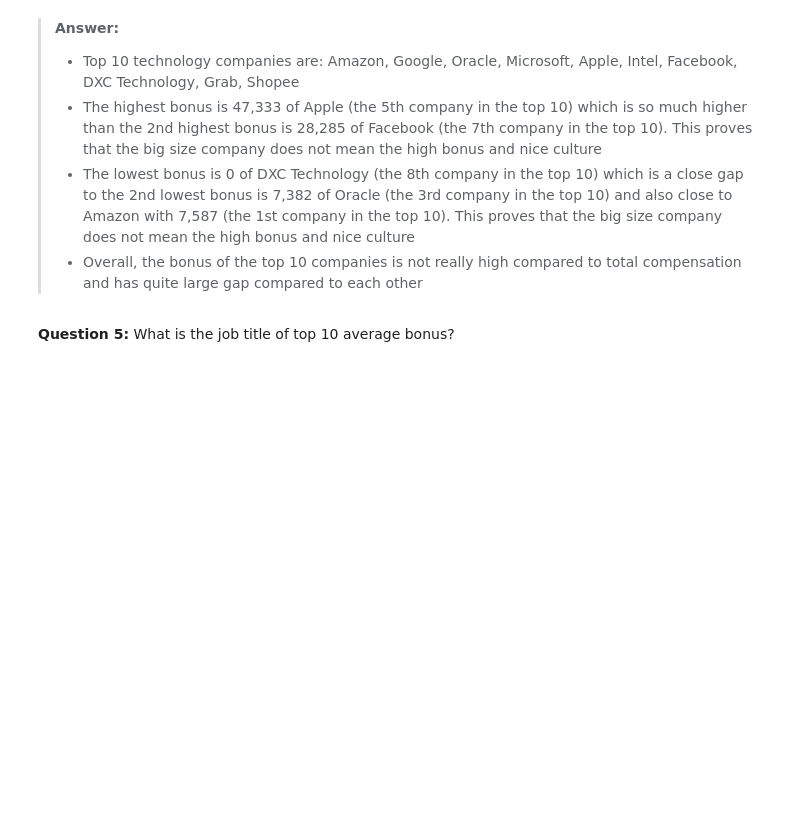
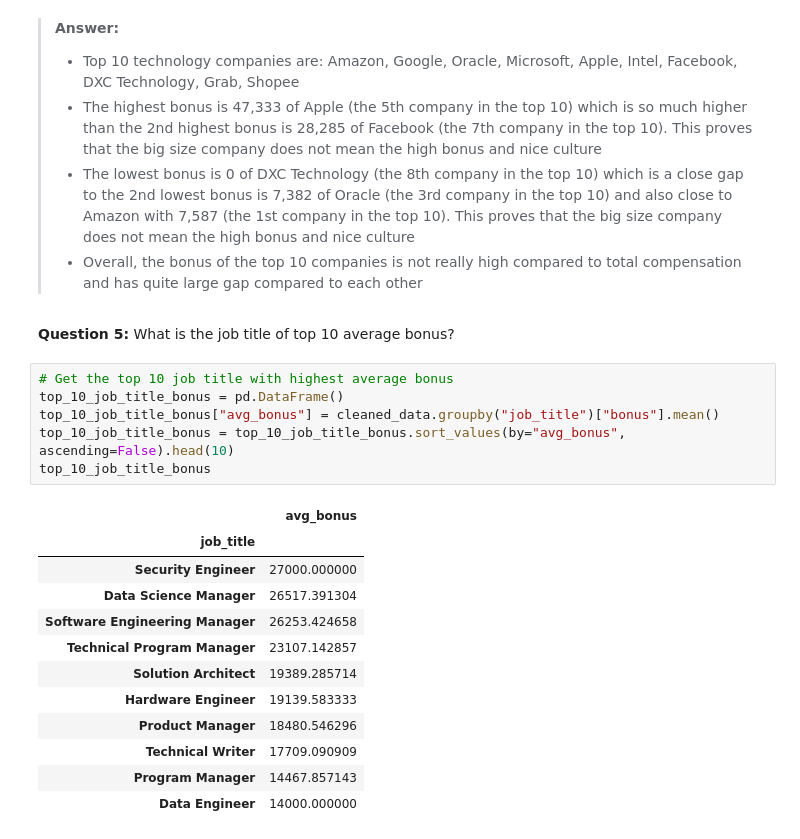
Before and after one commit to Namiscrea7or/SWE-Salary, a Jupyter notebook: notebooks/3-exploration.ipynb, the cells around one changed output. Drawn from its saved outputs; the diff is of its cells as text; blank space fills up the shorter version.

```diff
--- a/notebooks/3-exploration.ipynb
+++ b/notebooks/3-exploration.ipynb
@@ -362,3 +362,22 @@ ax = sns.barplot(data=top_10_companies_bonus, x="company", y= "avg_bonus", color
 > - Overall, the bonus of the top 10 companies is not really high compared to total compensation and has quite large gap compared to each other
 # %% [markdown]
 **Question 5:** What is the job title of top 10 average bonus?
+# %%
+# Get the top 10 job title with highest average bonus
+top_10_job_title_bonus = pd.DataFrame()
+top_10_job_title_bonus["avg_bonus"] = cleaned_data.groupby("job_title")["bonus"].mean()
+top_10_job_title_bonus = top_10_job_title_bonus.sort_values(by="avg_bonus", ascending=False).head(10)
+top_10_job_title_bonus
+# %% [output]
+|  | avg_bonus |
+| job_title |  |
+| Security Engineer | 27000.000000 |
+| Data Science Manager | 26517.391304 |
+| Software Engineering Manager | 26253.424658 |
+| Technical Program Manager | 23107.142857 |
+| Solution Architect | 19389.285714 |
+| Hardware Engineer | 19139.583333 |
+| Product Manager | 18480.546296 |
+| Technical Writer | 17709.090909 |
+| Program Manager | 14467.857143 |
+| Data Engineer | 14000.000000 |
```
Also changed, not shown: parts of 16 cells of this notebook.
